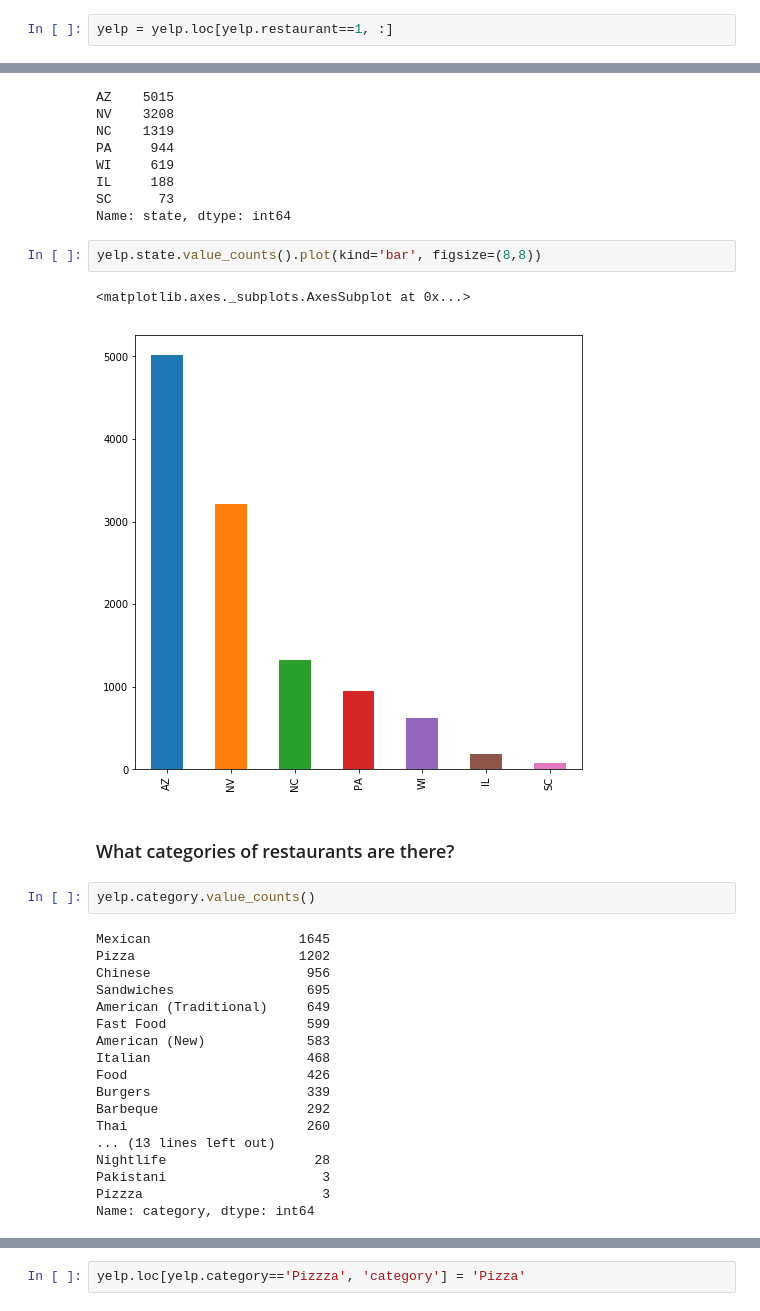
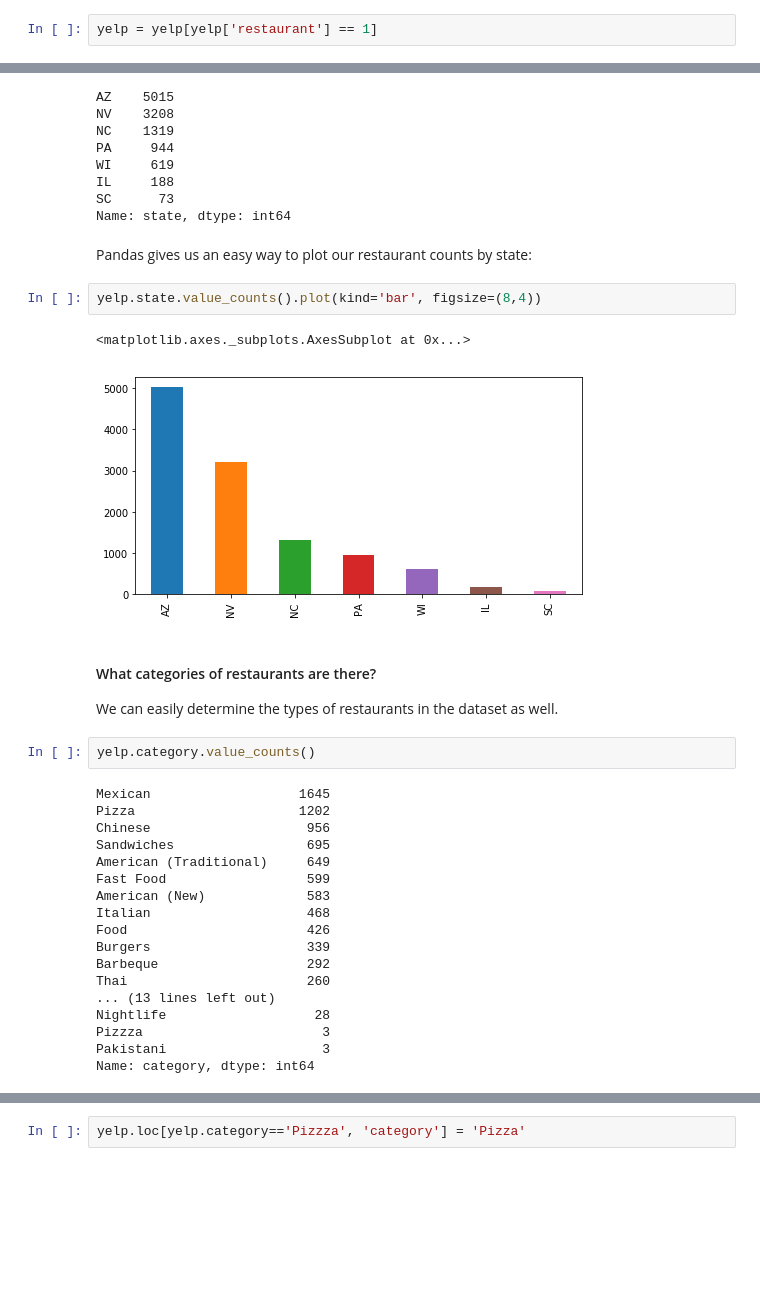
Before and after one commit to DistrictDataLabs/dod-ds-overview, a Jupyter notebook: exploratory_data_analysis.ipynb, the cells around one changed output, grey strips where cells are left out. Cells and saved outputs as stored; diff of their text form; blank space fills up the shorter version.

```diff
--- a/exploratory_data_analysis.ipynb
+++ b/exploratory_data_analysis.ipynb
@@ -53,2 +68,2 @@ yelp.restaurant.sum()
 # %%
-yelp = yelp.loc[yelp.restaurant==1, :]
+yelp = yelp[yelp['restaurant'] == 1]
@@ -65,13 +86,16 @@ WI     619
 IL     188
 SC      73
 Name: state, dtype: int64
+# %% [markdown]
+Pandas gives us an easy way to plot our restaurant counts by state:
 # %%
-yelp.state.value_counts().plot(kind='bar', figsize=(8,8))
+yelp.state.value_counts().plot(kind='bar', figsize=(8,4))
 # %% [output]
 <matplotlib.axes._subplots.AxesSubplot at 0x...>
-[figure, old version]
+[figure, new version]
 # %% [markdown]
-### What categories of restaurants are there?
+#### What categories of restaurants are there?
+We can easily determine the types of restaurants in the dataset as well.
 # %%
 yelp.category.value_counts()
 # %% [output]
@@ -89,6 +113,6 @@ Barbeque                   292
 Thai                       260
 ... (13 lines left out)
 Nightlife                   28
+Pizzza                       3
 Pakistani                    3
-Pizzza                       3
 Name: category, dtype: int64
```
Also changed, not shown: parts of 58 cells of this notebook.
